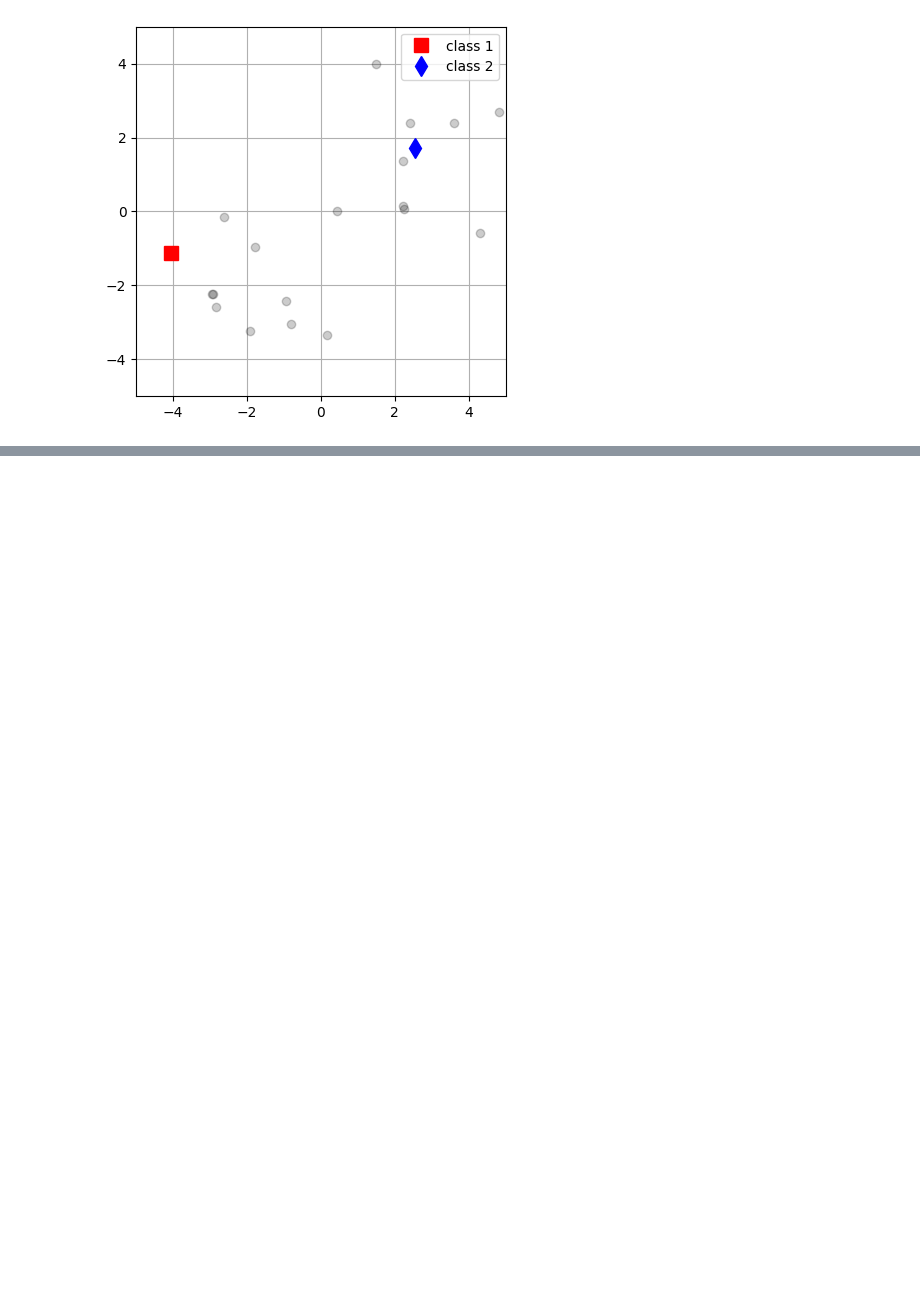
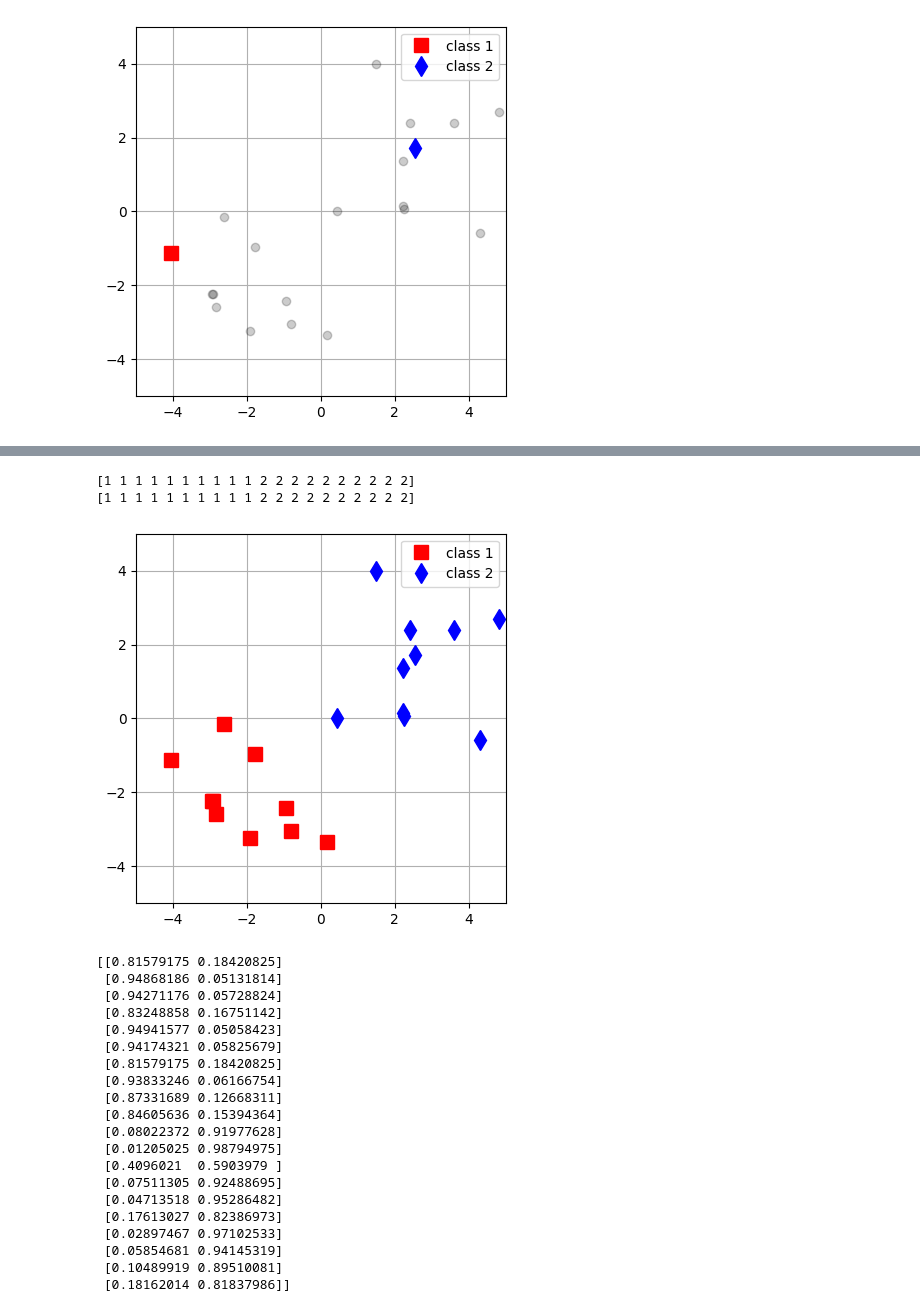
Before and after one commit to krisrjensen/csc730, a Jupyter notebook: assignment 4/Assignment_4.ipynb, the cells around one changed output, grey strips where cells are left out. Cells and saved outputs as stored; diff of their text form; code cells hidden in the pictures; blank space fills up the shorter version.

```diff
--- a/assignment 4/Assignment_4.ipynb
+++ b/assignment 4/Assignment_4.ipynb
@@ -94,2 +116,42 @@ plt.show()
+# %%
+#plot X based on classifier_A prediction
+y_pred_A = classifier_A.predict(X)
+print(y_pred_A)
+print(y)
+print(classifier_A.predict_proba(X))
+fig, axs = plt.subplots(1,1)
+c_inds = np.where(y_pred_A == 1)[0]
+plt.plot(X[c_inds,0],X[c_inds,1],'rs',label = f'class {str(1)}',markersize = 10)
+c_inds = np.where(y_pred_A == 2)[0]
+plt.plot(X[c_inds,0],X[c_inds,1],'bd',label = f'class {str(2)}',markersize = 10)
+plt.grid()
+plt.legend()
+axs.set(xlim=(-5, 5), ylim=(-5, 5))
+axs.set_aspect('equal', 'box')
+plt.show()
+# %% [output]
+[1 1 1 1 1 1 1 1 1 1 2 2 2 2 2 2 2 2 2 2]
+[1 1 1 1 1 1 1 1 1 1 2 2 2 2 2 2 2 2 2 2]
+[figure, added]
+[[0.81579175 0.18420825]
+ [0.94868186 0.05131814]
+ [0.94271176 0.05728824]
+ [0.83248858 0.16751142]
+ [0.94941577 0.05058423]
+ [0.94174321 0.05825679]
+ [0.81579175 0.18420825]
+ [0.93833246 0.06166754]
+ [0.87331689 0.12668311]
+ [0.84605636 0.15394364]
+ [0.08022372 0.91977628]
+ [0.01205025 0.98794975]
+ [0.4096021  0.5903979 ]
+ [0.07511305 0.92488695]
+ [0.04713518 0.95286482]
+ [0.17613027 0.82386973]
+ [0.02897467 0.97102533]
+ [0.05854681 0.94145319]
+ [0.10489919 0.89510081]
+ [0.18162014 0.81837986]]
 # %%
 # Part II - Find classifier using subset of labeled data (i.e. just X_L,y_L)
```
Also changed, not shown: parts of 5 cells of this notebook.
